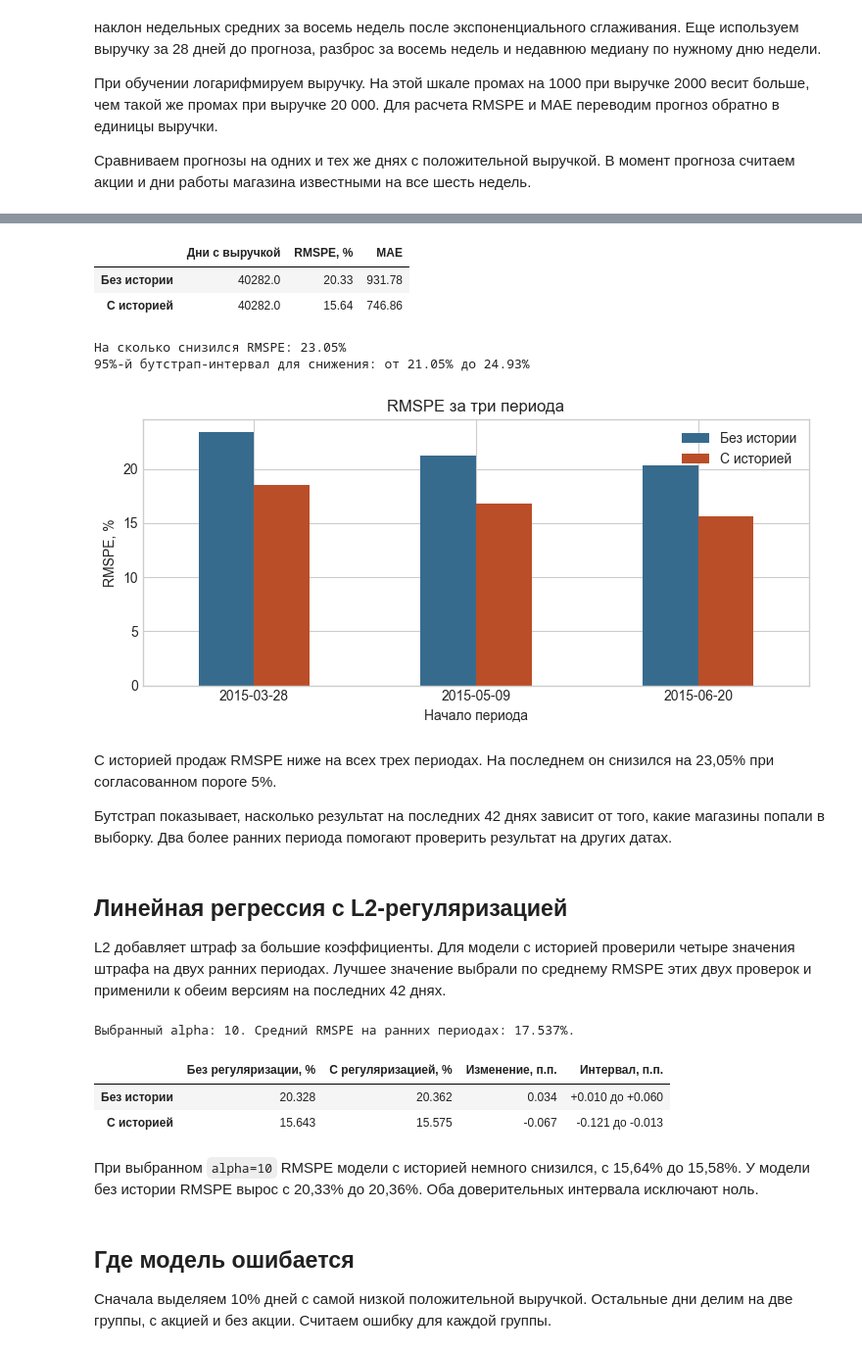
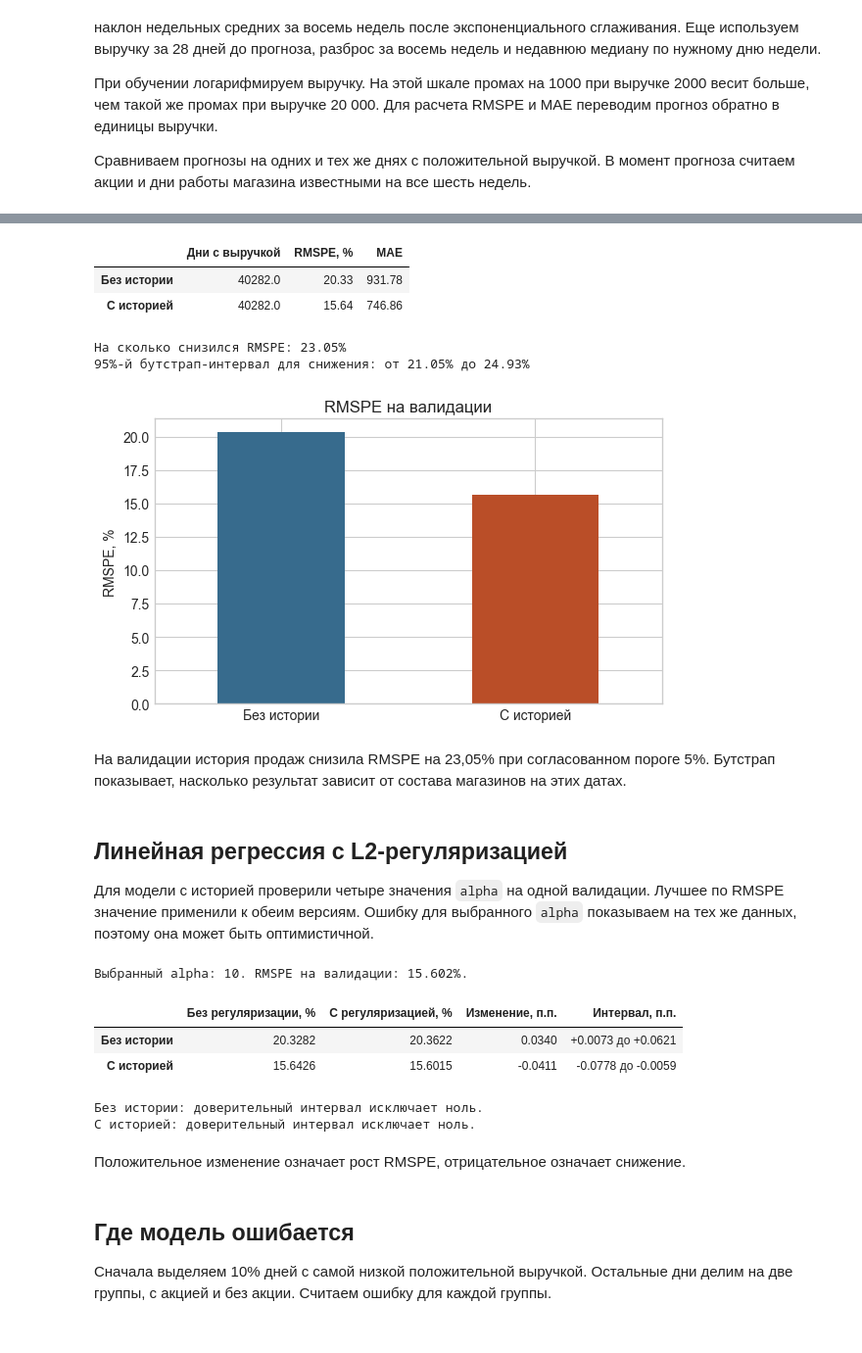
Before and after one commit to PikaChuChuMF/RnD-ML-Course-2026-2, a Jupyter notebook: notebooks/analysis.ipynb, the cells around one changed output, grey strips where cells are left out. Shown at 98% size. Drawn from its saved outputs; the diff is of its cells as text; code cells hidden in the pictures.

```diff
--- a/notebooks/analysis.ipynb
+++ b/notebooks/analysis.ipynb
@@ -122,58 +114,61 @@ plt.show()
 # %%
 names = {"no_history": "Без истории", "with_history": "С историей"}
 main = pd.DataFrame({names[key]: report["experiments"][key] for key in names}).T
 main["rmspe"] *= 100
 display(main.rename(columns={"rows": "Дни с выручкой", "rmspe": "RMSPE, %", "mae": "MAE"}).round(2))
 
 improvement = report["relative_improvement"] * 100
 lower, upper = [bound * 100 for bound in report["bootstrap_95_ci"]]
 print(f"На сколько снизился RMSPE: {improvement:.2f}%")
 print(f"95%-й бутстрап-интервал для снижения: от {lower:.2f}% до {upper:.2f}%")
 
-windows = pd.DataFrame(report["backtest"])
-scores = windows.set_index("start")[list(names)].rename(columns=names) * 100
-ax = scores.plot(kind="bar", figsize=(7.5, 3.6), color=["#376b8d", "#ba4e28"], rot=0)
-ax.set(title="RMSPE за три периода", xlabel="Начало периода", ylabel="RMSPE, %")
+ax = main["rmspe"].plot(kind="bar", figsize=(6, 3.6), color=["#376b8d", "#ba4e28"], rot=0)
+ax.set(title="RMSPE на валидации", xlabel="", ylabel="RMSPE, %")
 plt.tight_layout()
 plt.show()
 # %% [output]
 |  | Дни с выручкой | RMSPE, % | MAE |
 | Без истории | 40282.0 | 20.33 | 931.78 |
 | С историей | 40282.0 | 15.64 | 746.86 |
 На сколько снизился RMSPE: 23.05%
 95%-й бутстрап-интервал для снижения: от 21.05% до 24.93%
-[figure, old version]
+[figure, new version]
 # %% [markdown]
-С историей продаж RMSPE ниже на всех трех периодах. На последнем он снизился на 23,05% при согласованном пороге 5%.
-
-Бутстрап показывает, насколько результат на последних 42 днях зависит от того, какие магазины попали в выборку. Два более ранних периода помогают проверить результат на других датах.
+На валидации история продаж снизила RMSPE на 23,05% при согласованном пороге 5%. Бутстрап показывает, насколько результат зависит от состава магазинов на этих датах.
 # %% [markdown]
 ## Линейная регрессия с L2-регуляризацией
 
-L2 добавляет штраф за большие коэффициенты. Для модели с историей проверили четыре значения штрафа на двух ранних периодах. Лучшее значение выбрали по среднему RMSPE этих двух проверок и применили к обеим версиям на последних 42 днях.
+Для модели с историей проверили четыре значения `alpha` на одной валидации. Лучшее по RMSPE значение применили к обеим версиям. Ошибку для выбранного `alpha` показываем на тех же данных, поэтому она может быть оптимистичной.
 # %%
 l2 = report["regularization"]
 uncertainty = report["comparison_uncertainty"]["comparisons"]
 
-def interval_text(item):
+def interval_text(item, digits=3):
     low, high = item["interval"]
-    return f"{100 * low:+.3f} до {100 * high:+.3f}"
+    return f"{100 * low:+.{digits}f} до {100 * high:+.{digits}f}"
 
 comparison = pd.DataFrame({
     "Без регуляризации, %": {names[key]: 100 * report["experiments"][key]["rmspe"] for key in names},
     "С регуляризацией, %": {names[key]: 100 * l2[key]["rmspe"] for key in names},
     "Изменение, п.п.": {names[key]: 100 * uncertainty[f"l2_{key}"]["delta_rmspe"] for key in names},
-    "Интервал, п.п.": {names[key]: interval_text(uncertainty[f"l2_{key}"]) for key in names},
+    "Интервал, п.п.": {names[key]: interval_text(uncertainty[f"l2_{key}"], digits=4) for key in names},
 })
-print(f'Выбранный alpha: {l2["alpha"]:g}. Средний RMSPE на ранних периодах: {l2["selection_rmspe"]:.3%}.')
-display(comparison.round(3))
+print(f'Выбранный alpha: {l2["alpha"]:g}. RMSPE на валидации: {l2["selection_rmspe"]:.3%}.')
+display(comparison.round(4))
+
+for key, label in names.items():
+    significant = uncertainty[f"l2_{key}"]["excludes_zero"]
+    description = "исключает ноль" if significant else "содержит ноль"
+    print(f"{label}: доверительный интервал {description}.")
 # %% [output]
-Выбранный alpha: 10. Средний RMSPE на ранних периодах: 17.537%.
+Выбранный alpha: 10. RMSPE на валидации: 15.602%.
 |  | Без регуляризации, % | С регуляризацией, % | Изменение, п.п. | Интервал, п.п. |
-| Без истории | 20.328 | 20.362 | 0.034 | +0.010 до +0.060 |
-| С историей | 15.643 | 15.575 | -0.067 | -0.121 до -0.013 |
+| Без истории | 20.3282 | 20.3622 | 0.0340 | +0.0073 до +0.0621 |
+| С историей | 15.6426 | 15.6015 | -0.0411 | -0.0778 до -0.0059 |
+Без истории: доверительный интервал исключает ноль.
+С историей: доверительный интервал исключает ноль.
 # %% [markdown]
-При выбранном `alpha=10` RMSPE модели с историей немного снизился, с 15,64% до 15,58%. У модели без истории RMSPE вырос с 20,33% до 20,36%. Оба доверительных интервала исключают ноль.
+Положительное изменение означает рост RMSPE, отрицательное означает снижение.
 # %% [markdown]
 ## Где модель ошибается
 
```
Also changed, not shown: parts of 6 cells of this notebook, 5 other files.
